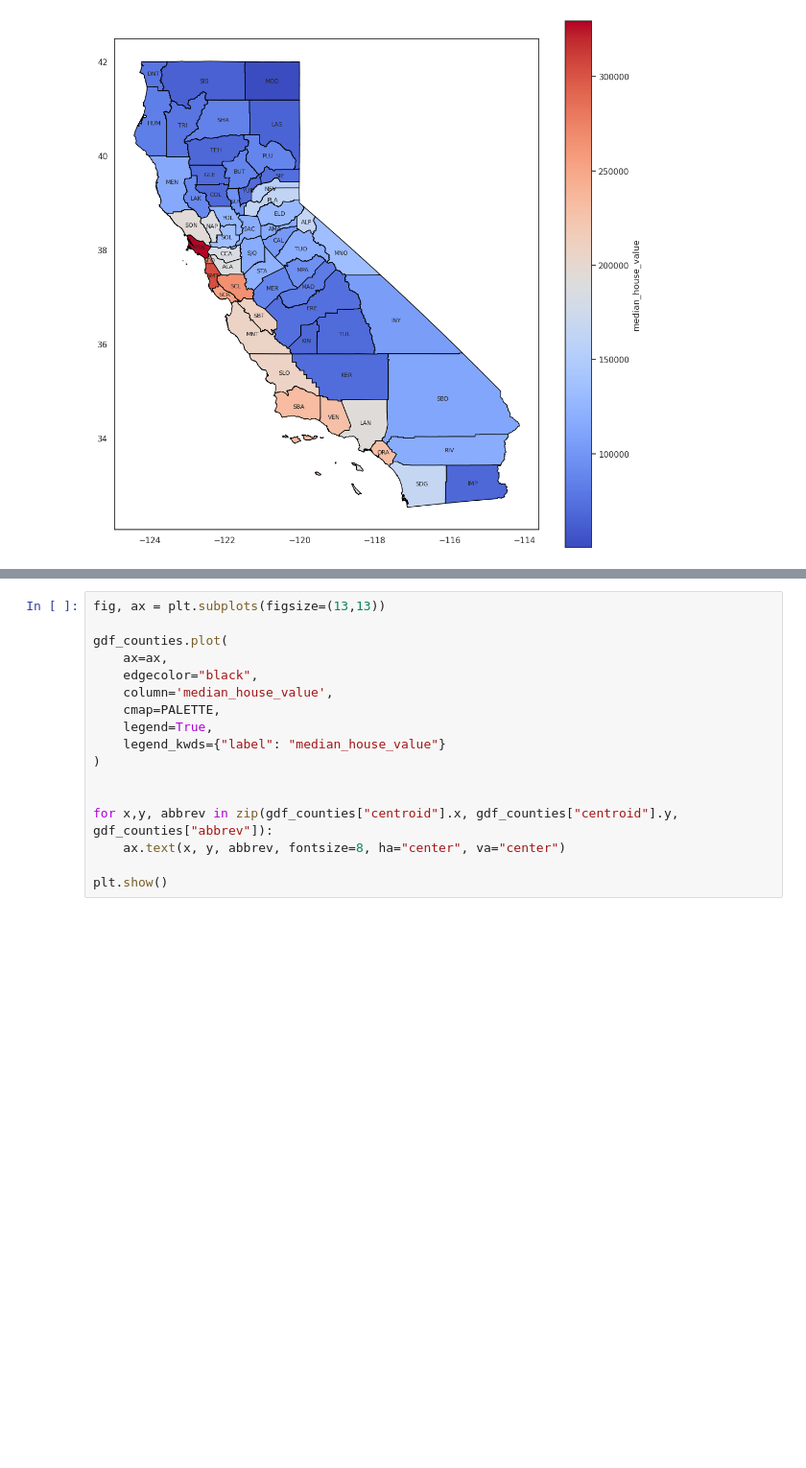
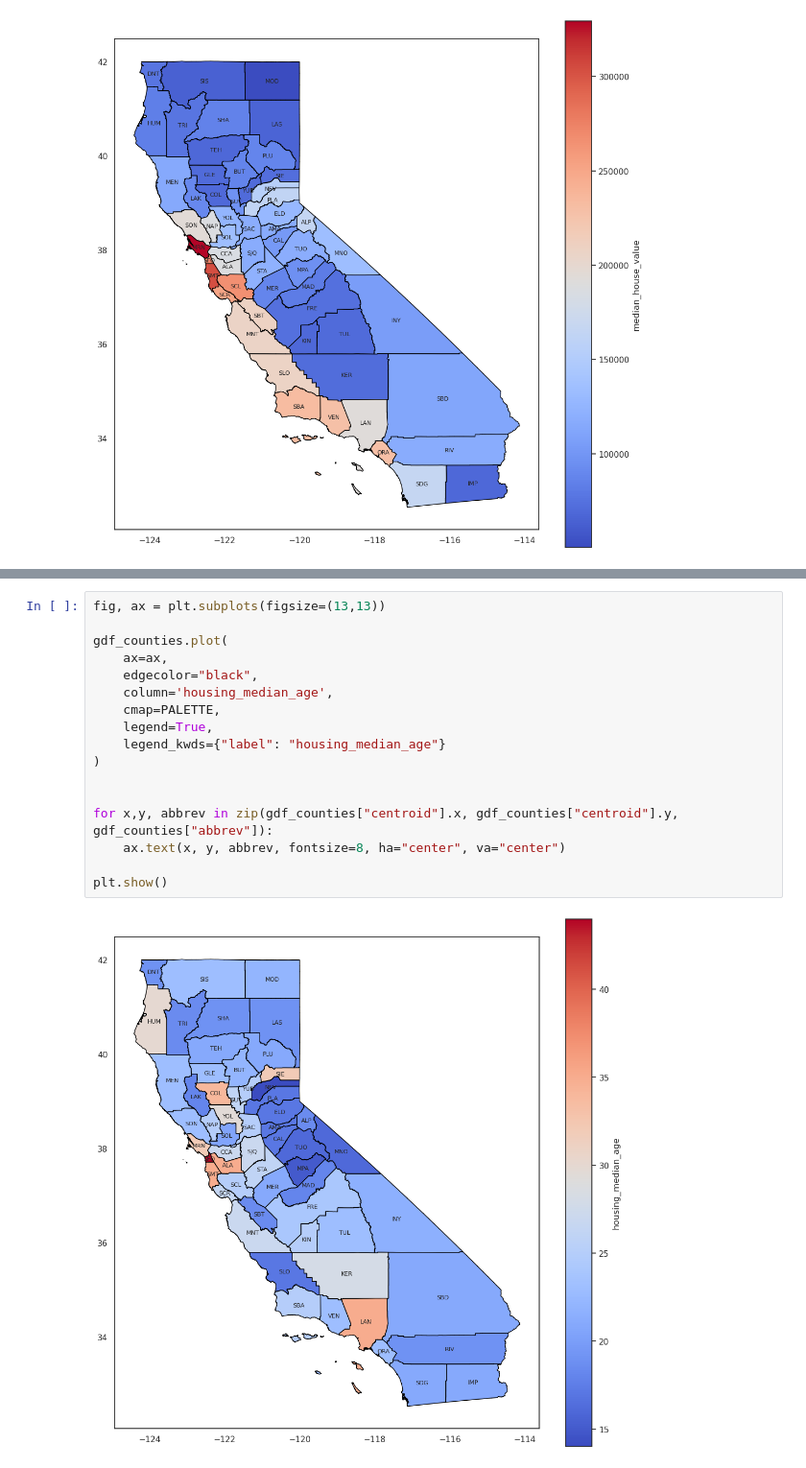
Before and after one commit to HilarioMarques/Regressao_preco_casas_California_Kaggle, a Jupyter notebook: notebooks/GeoPandas .ipynb, the cells around one changed output, grey strips where cells are left out. Shown at 96% size. Cells and saved outputs as stored; diff of their text form; blank space fills up the shorter version.

```diff
--- a/notebooks/GeoPandas .ipynb
+++ b/notebooks/GeoPandas .ipynb
@@ -668,17 +687,19 @@ plt.show()
 # %%
 fig, ax = plt.subplots(figsize=(13,13))
 
 gdf_counties.plot(
     ax=ax,
     edgecolor="black",
-    column='median_house_value',
+    column='housing_median_age',
     cmap=PALETTE,
     legend=True,
-    legend_kwds={"label": "median_house_value"}
+    legend_kwds={"label": "housing_median_age"}
 )
 
 
 for x,y, abbrev in zip(gdf_counties["centroid"].x, gdf_counties["centroid"].y, gdf_counties["abbrev"]):
     ax.text(x, y, abbrev, fontsize=8, ha="center", va="center")
 
 plt.show()
+# %% [output]
+[figure, added]
```
Also changed, not shown: parts of 2 cells of this notebook.
